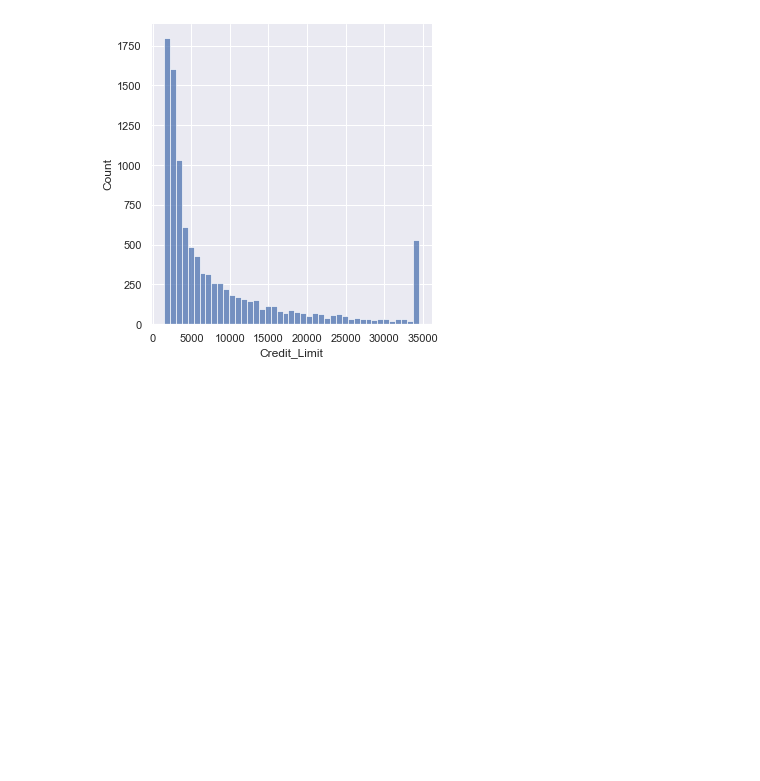
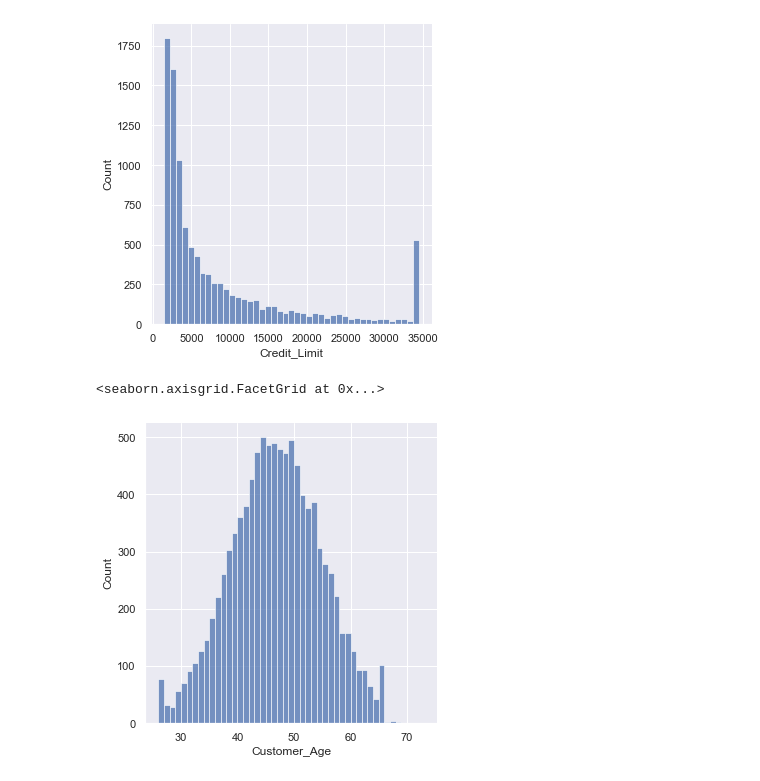
Before and after one commit to leonardoccarv/ChurnBankDetection, a Jupyter notebook: ChurnBankDetection.ipynb, the cells around one changed output. Saved outputs shown, nothing was run; the diff lists cells and outputs as text; code cells hidden in the pictures; blank space fills up the shorter version.

```diff
--- a/ChurnBankDetection.ipynb
+++ b/ChurnBankDetection.ipynb
@@ -85,3 +85,8 @@ dtype: int64
 sns.displot(df['Credit_Limit']);
 # %% [output]
 [figure]
+# %%
+sns.displot(df['Customer_Age'])
+# %% [output]
+<seaborn.axisgrid.FacetGrid at 0x...>
+[figure, added]
```
